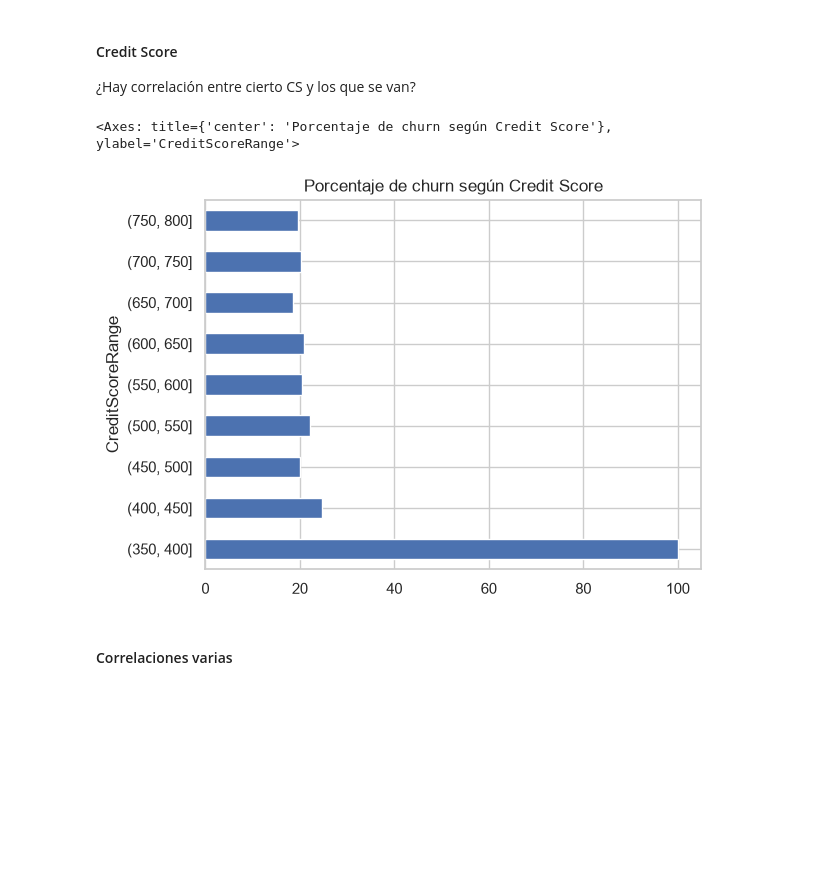
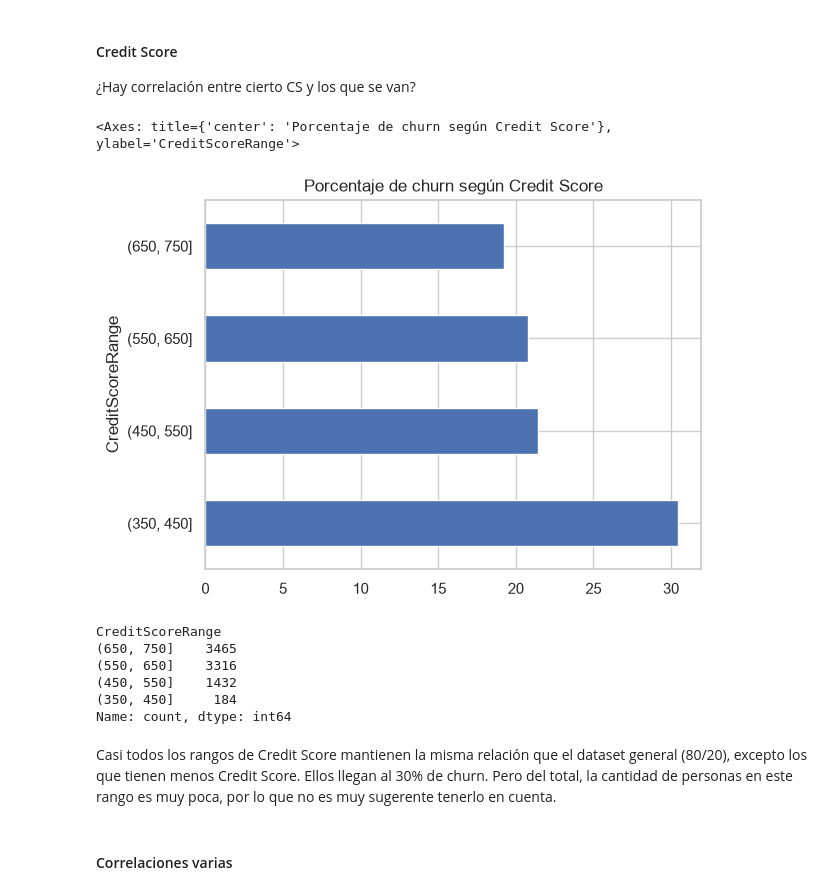
Before and after one commit to ALopezReale/bank-churn-analysis, a Jupyter notebook: 1_EDA_RegresionLogistica.ipynb, the cells around one changed output. Drawn from its saved outputs; the diff is of its cells as text; code cells hidden in the pictures; blank space fills up the shorter version.

```diff
--- a/1_EDA_RegresionLogistica.ipynb
+++ b/1_EDA_RegresionLogistica.ipynb
@@ -267,14 +257,25 @@ El rango de edad con más tasa de Churn está entre los 50 y 55 años, con casi
 #### Credit Score
 ¿Hay correlación entre cierto CS y los que se van?
 # %%
-cs_range = range(min(df["CreditScore"]), max(df["CreditScore"]), 50)
+cs_range = range(min(df["CreditScore"]), max(df["CreditScore"]), 100)
 
 df["CreditScoreRange"] = pd.cut(df["CreditScore"], cs_range)
 csrange_table = df.groupby("CreditScoreRange")["Exited"].value_counts(normalize=True).unstack() * 100
 csrange_table[1].plot(kind="barh", title="Porcentaje de churn según Credit Score")
 # %% [output]
 <Axes: title={'center': 'Porcentaje de churn según Credit Score'}, ylabel='CreditScoreRange'>
-[figure, old version]
+[figure, new version]
+# %%
+df["CreditScoreRange"].value_counts()
+# %% [output]
+CreditScoreRange
+(650, 750]    3465
+(550, 650]    3316
+(450, 550]    1432
+(350, 450]     184
+Name: count, dtype: int64
+# %% [markdown]
+Casi todos los rangos de Credit Score mantienen la misma relación que el dataset general (80/20), excepto los que tienen menos Credit Score. Ellos llegan al 30% de churn. Pero del total, la cantidad de personas en este rango es muy poca, por lo que no es muy sugerente tenerlo en cuenta.
 # %% [markdown]
 #### Correlaciones varias
 # %%
```
Also changed, not shown: parts of 41 cells of this notebook, 2 other files.
